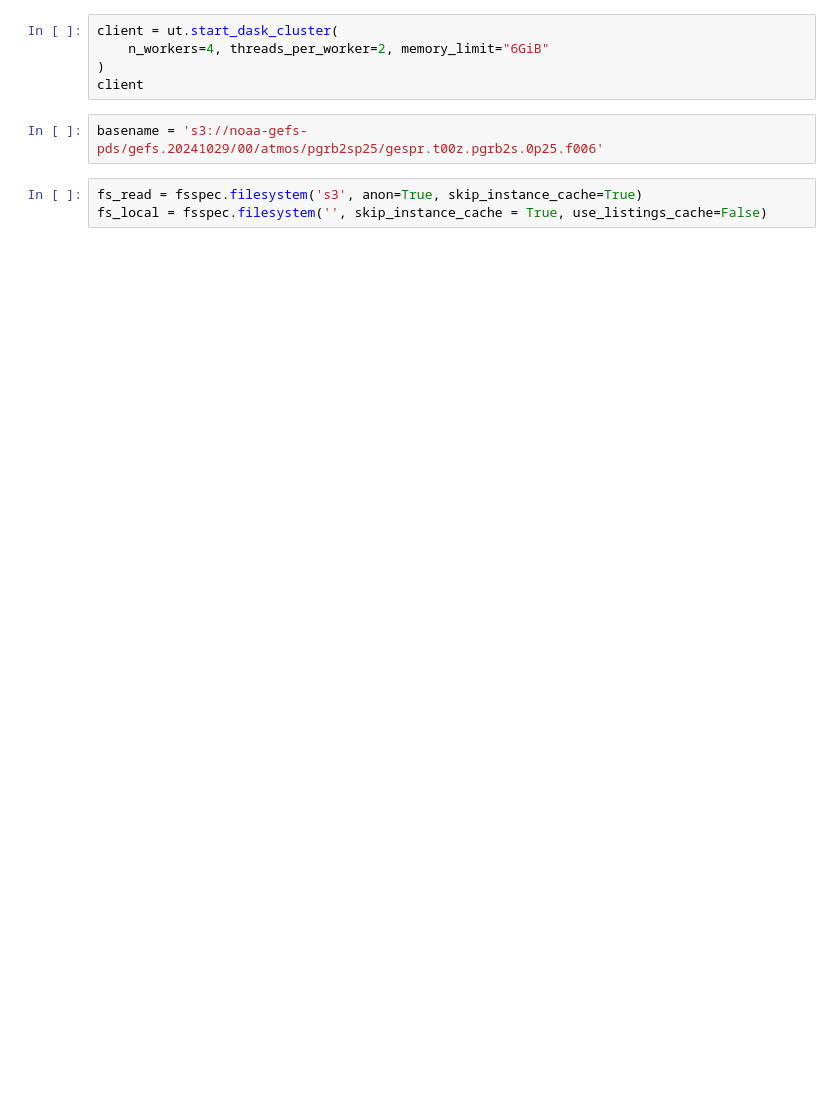
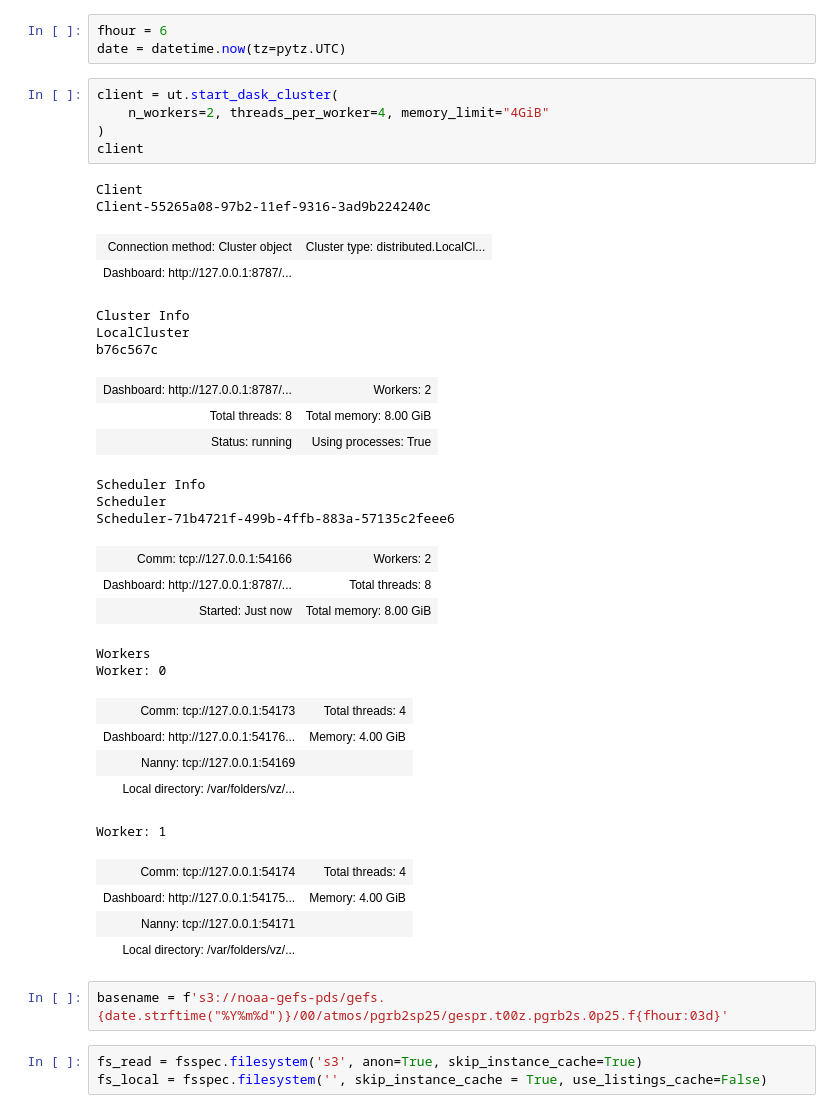
Before and after one commit to aaTman/gefsv12_retro_kerchunk, a Jupyter notebook: gefsv12_retro_kerchunk/gefs_live_kerchunk.ipynb, the cells around one changed output. Drawn from its saved outputs; the diff is of its cells as text; blank space fills up the shorter version.

```diff
--- a/gefsv12_retro_kerchunk/gefs_live_kerchunk.ipynb
+++ b/gefsv12_retro_kerchunk/gefs_live_kerchunk.ipynb
@@ -29,11 +31,42 @@ import seaborn as sns
 sns.set_theme(style='whitegrid',font_scale=1.3)
+# %%
+fhour = 6
+date = datetime.now(tz=pytz.UTC)
 # %%
 client = ut.start_dask_cluster(
-    n_workers=4, threads_per_worker=2, memory_limit="6GiB"
+    n_workers=2, threads_per_worker=4, memory_limit="4GiB"
 )
 client
+# %% [output]
+Client
+Client-55265a08-97b2-11ef-9316-3ad9b224240c
+| Connection method: Cluster object | Cluster type: distributed.LocalCl... |
+| Dashboard: http://127.0.0.1:8787/... |  |
+Cluster Info
+LocalCluster
+b76c567c
+| Dashboard: http://127.0.0.1:8787/... | Workers: 2 |
+| Total threads: 8 | Total memory: 8.00 GiB |
+| Status: running | Using processes: True |
+Scheduler Info
+Scheduler
+Scheduler-71b4721f-499b-4ffb-883a-57135c2feee6
+| Comm: tcp://127.0.0.1:54166 | Workers: 2 |
+| Dashboard: http://127.0.0.1:8787/... | Total threads: 8 |
+| Started: Just now | Total memory: 8.00 GiB |
+Workers
+Worker: 0
+| Comm: tcp://127.0.0.1:54173 | Total threads: 4 |
+| Dashboard: http://127.0.0.1:54176... | Memory: 4.00 GiB |
+| Nanny: tcp://127.0.0.1:54169 |  |
+| Local directory: /var/folders/vz/... |  |
+Worker: 1
+| Comm: tcp://127.0.0.1:54174 | Total threads: 4 |
+| Dashboard: http://127.0.0.1:54175... | Memory: 4.00 GiB |
+| Nanny: tcp://127.0.0.1:54171 |  |
+| Local directory: /var/folders/vz/... |  |
 # %%
-basename = 's3://noaa-gefs-pds/gefs.20241029/00/atmos/pgrb2sp25/gespr.t00z.pgrb2s.0p25.f006'
+basename = f's3://noaa-gefs-pds/gefs.{date.strftime("%Y%m%d")}/00/atmos/pgrb2sp25/gespr.t00z.pgrb2s.0p25.f{fhour:03d}'
 # %%
 fs_read = fsspec.filesystem('s3', anon=True, skip_instance_cache=True)
 fs_local = fsspec.filesystem('', skip_instance_cache = True, use_listings_cache=False)
```
Also changed, not shown: parts of 14 cells of this notebook, 2 other files.
